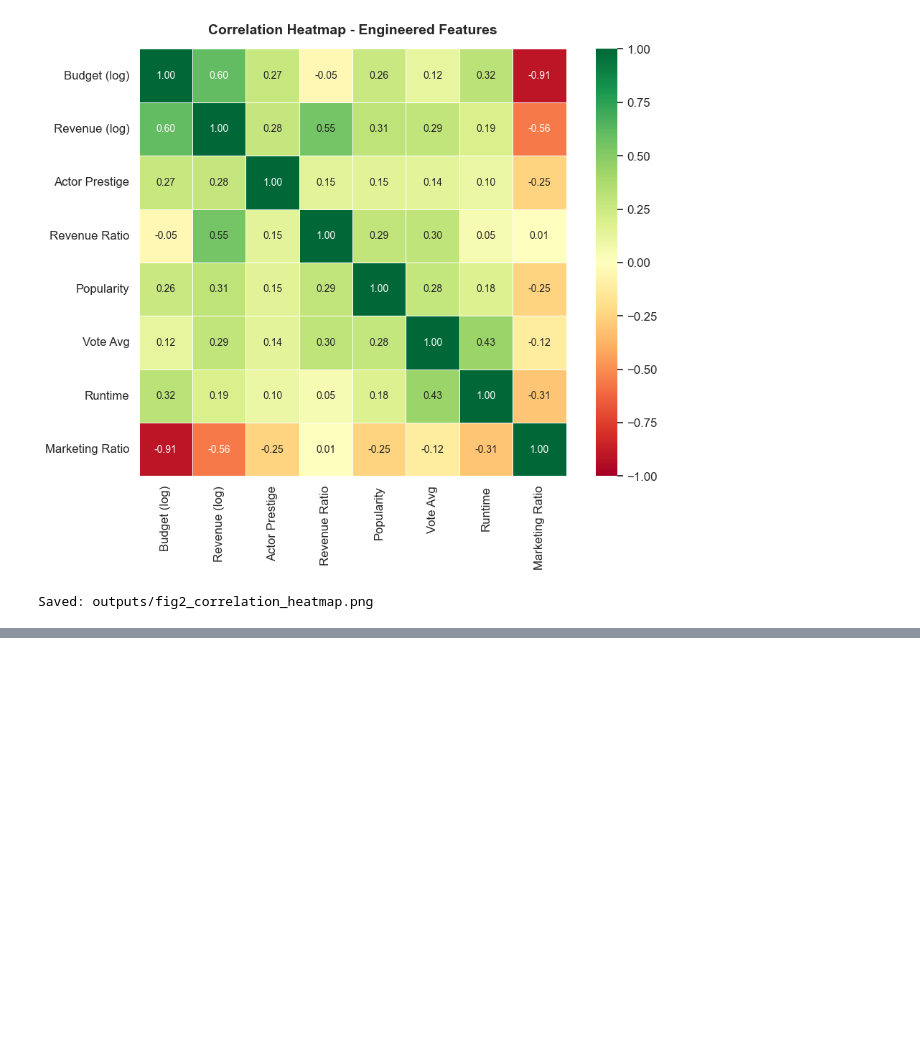
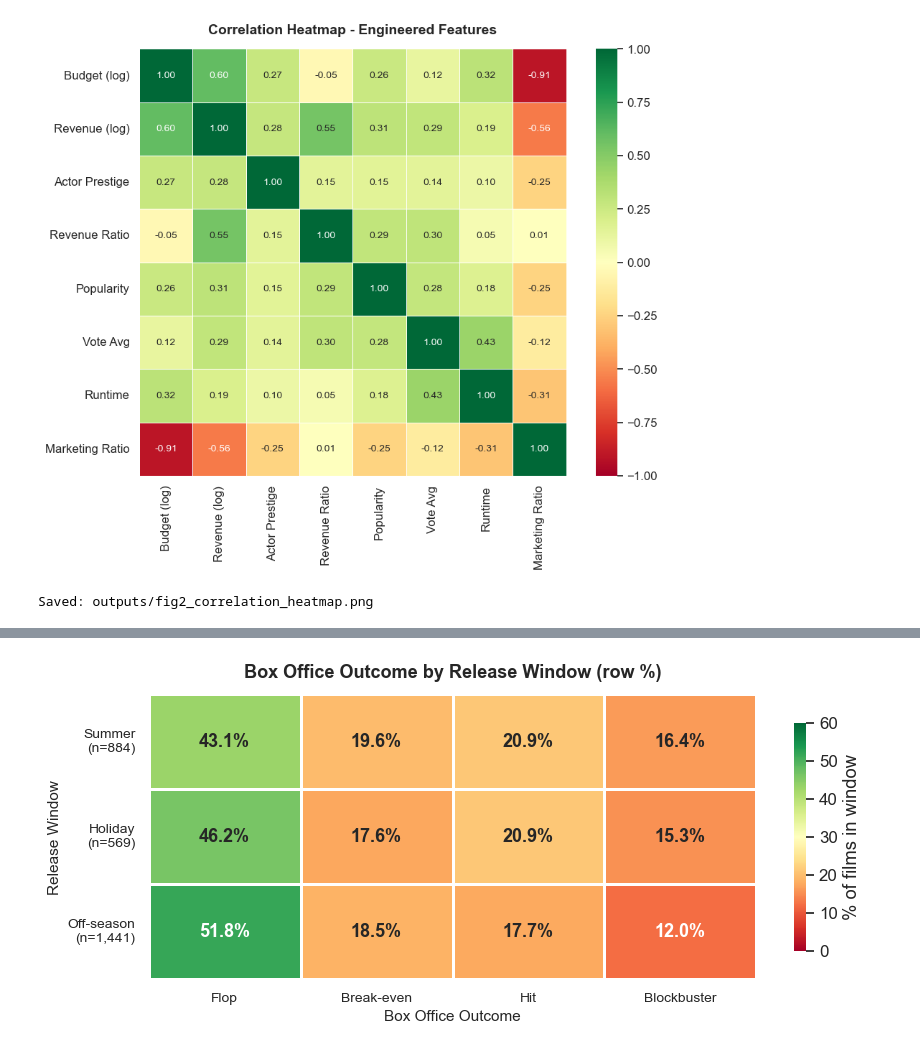
Before and after one commit to stefhooy/box-office-bayesian, a Jupyter notebook: blockbuster_formula.ipynb, the cells around one changed output, grey strips where cells are left out. Saved outputs shown, nothing was run; the diff lists cells and outputs as text; code cells hidden in the pictures; blank space fills up the shorter version.

```diff
--- a/blockbuster_formula.ipynb
+++ b/blockbuster_formula.ipynb
@@ -88,5 +91,5 @@ else:
 # %%
-# â”€â”€ TMDb API configuration â”€â”€â”€â”€â”€â”€â”€â”€â”€â”€â”€â”€â”€â”€â”€â”€â”€â”€â”€â”€â”€â”€â”€â”€â”€â”€â”€â”€â”€â”€â”€â”€â”€â”€â”€â”€â”€â”€â”€â”€â”€â”€â”€â”€â”€â”€â”€â”€â”€â”€â”€â”€
+# TMDb API configuration
 BASE_URL   = 'https://api.themoviedb.org/3'
 HEADERS    = {'accept': 'application/json'}
 
@@ -94,8 +97,8 @@ HEADERS    = {'accept': 'application/json'}
 START_YEAR = 2000
 END_YEAR   = 2024
 
-# Pages per year â€” TMDb returns 20 movies/page, sorted by popularity desc.
-# 10 pages Ã— 20 = 200 movies per year Ã— 25 years = up to 5,000 movies
+# Pages per year : TMDb returns 20 movies/page, sorted by popularity desc.
+# 10 pages A-- 20 = 200 movies per year A-- 25 years = up to 5,000 movies
 PAGES_PER_YEAR = 10
 
 # Politeness delay between API calls (seconds)
@@ -103,7 +106,7 @@ REQUEST_DELAY = 0.25
 
 def tmdb_get(endpoint: str, params: dict = None) -> dict | None:
     """Make a GET request to the TMDb API. Returns JSON dict or None on error.
-    Uses v3 API key authentication â€” passed as a query parameter, not Bearer token.
+    Uses v3 API key authentication -- passed as a query parameter, not Bearer token.
     """
     url = f"{BASE_URL}/{endpoint}"
     # v3 keys go in as ?api_key=xxx, not as Authorization: Bearer
@@ -118,12 +121,12 @@ def tmdb_get(endpoint: str, params: dict = None) -> dict | None:
         print(f"Request failed for {endpoint}: {e}")
         return None
 
-# â”€â”€ Quick connectivity test â”€â”€â”€â”€â”€â”€â”€â”€â”€â”€â”€â”€â”€â”€â”€â”€â”€â”€â”€â”€â”€â”€â”€â”€â”€â”€â”€â”€â”€â”€â”€â”€â”€â”€â”€â”€â”€â”€â”€â”€â”€â”€â”€â”€â”€â”€â”€â”€â”€â”€â”€
+# - Quick connectivity test -
 test = tmdb_get('configuration')
 if test:
     print("TMDb API connection successful!")
 else:
-    print("Connection failed â€” check your API key.")
+    print("Connection failed -- check your API key.")
 # %% [output]
 TMDb API connection successful!
 # %%
@@ -1132,49 +1057,57 @@ print(f'Pearson correlation (prestige vs revenue): {corr:.3f}')
 # %%
-# Plot 5: Outcome Distribution by Release Window
-# Does releasing in Summer or Holiday season improve box office outcomes?
+# Plot 4: Box Office Outcome by Release Window
+# Each cell shows what % of films in that release window landed in that outcome.
+# Row percentages sum to 100% so you can directly compare windows.
 
-fig, axes = plt.subplots(1, 2, figsize=(14, 6))
-fig.suptitle('Box Office Outcome by Release Window', fontsize=14, fontweight='bold')
+window_order  = ['Summer', 'Holiday', 'Off-season']
+outcome_order = ['Flop', 'Break-even', 'Hit', 'Blockbuster']
 
-window_order = ['Summer', 'Holiday', 'Off-season']
-
-# Left: stacked bar - outcome mix per release window
+# Build the percentage matrix (rows = windows, columns = outcomes)
 window_outcome = (
     df.groupby(['release_window', 'outcome_label'], observed=True)
     .size()
     .unstack(fill_value=0)
-    .reindex(window_order)
+    .reindex(index=window_order, columns=outcome_order, fill_value=0)
 )
 window_pct = window_outcome.div(window_outcome.sum(axis=1), axis=0) * 100
-window_pct[outcome_order].plot(
-    kind='bar', stacked=True, ax=axes[0],
-    color=[OUTCOME_COLORS[o] for o in outcome_order],
-    edgecolor='white', linewidth=0.5
+
+# Also compute total count per window for the row labels
+window_counts = window_outcome.sum(axis=1)
+
+# Row labels with film counts
+row_labels = [f'{w}\n(n={window_counts[w]:,})' for w in window_order]
+
+fig, ax = plt.subplots(figsize=(9, 4))
+
+sns.heatmap(
+    window_pct,
+    annot=True,
+    fmt='.1f',
+    cmap='RdYlGn',
+    linewidths=1,
+    linecolor='white',
+    cbar_kws={'label': '% of films in window', 'shrink': 0.8},
+    vmin=0, vmax=60,
+    ax=ax,
+    annot_kws={'size': 13, 'weight': 'bold'}
 )
-axes[0].set_title('Outcome Mix by Release Window (%)')
-axes[0].set_xlabel('Release Window')
-axes[0].set_ylabel('Share of Films (%)')
-axes[0].set_xticklabels(axes[0].get_xticklabels(), rotation=0)
-axes[0].legend(title='Outcome', bbox_to_anchor=(1.01, 1), loc='upper left')
 
-# Right: median revenue ratio per window
-window_stats = df.groupby('release_window')['revenue_ratio'].median().reindex(window_order)
-bars = axes[1].bar(
-    window_order,
-    window_stats.values,
-    color=['#f39c12', '#c0392b', '#7f8c8d'],
-    edgecolor='white'
-)
-axes[1].axhline(y=2, color='red', linestyle='--', linewidth=1.5, label='Break-even (2x)')
-axes[1].set_title('Median Revenue/Budget Ratio by Window')
-axes[1].set_xlabel('Release Window')
-axes[1].set_ylabel('Median Revenue / Budget Ratio')
-for bar, val in zip(bars, window_stats.values):
-    axes[1].text(bar.get_x() + bar.get_width()/2, bar.get_height() + 0.05,
-                 f'{val:.2f}x', ha='center', va='bottom', fontweight='bold')
-axes[1].legend()
+# Add % sign to annotations
+for text in ax.texts:
+    text.set_text(text.get_text() + '%')
+
+ax.set_title('Box Office Outcome by Release Window (row %)', fontsize=13, fontweight='bold', pad=12)
+ax.set_xlabel('Box Office Outcome', fontsize=11)
+ax.set_ylabel('Release Window', fontsize=11)
+ax.set_yticklabels(row_labels, rotation=0, va='center', fontsize=10)
+ax.set_xticklabels(outcome_order, rotation=0, fontsize=10)
 
 plt.tight_layout()
-plt.savefig(OUTPUTS_PATH / 'fig5_outcome_by_window.png', dpi=150, bbox_inches='tight')
+plt.savefig(OUTPUTS_PATH / 'fig4_outcome_by_window.png', dpi=150, bbox_inches='tight')
 plt.show()
-print('Saved: outputs/fig5_outcome_by_window.png')
+print('Saved: outputs/fig4_outcome_by_window.png')
+print()
+print('Row percentages (each row sums to 100%):')
+print(window_pct.round(1).to_string())
+# %% [output]
+[figure, added]
```
Also changed, not shown: parts of 29 cells of this notebook, 9 other files.
